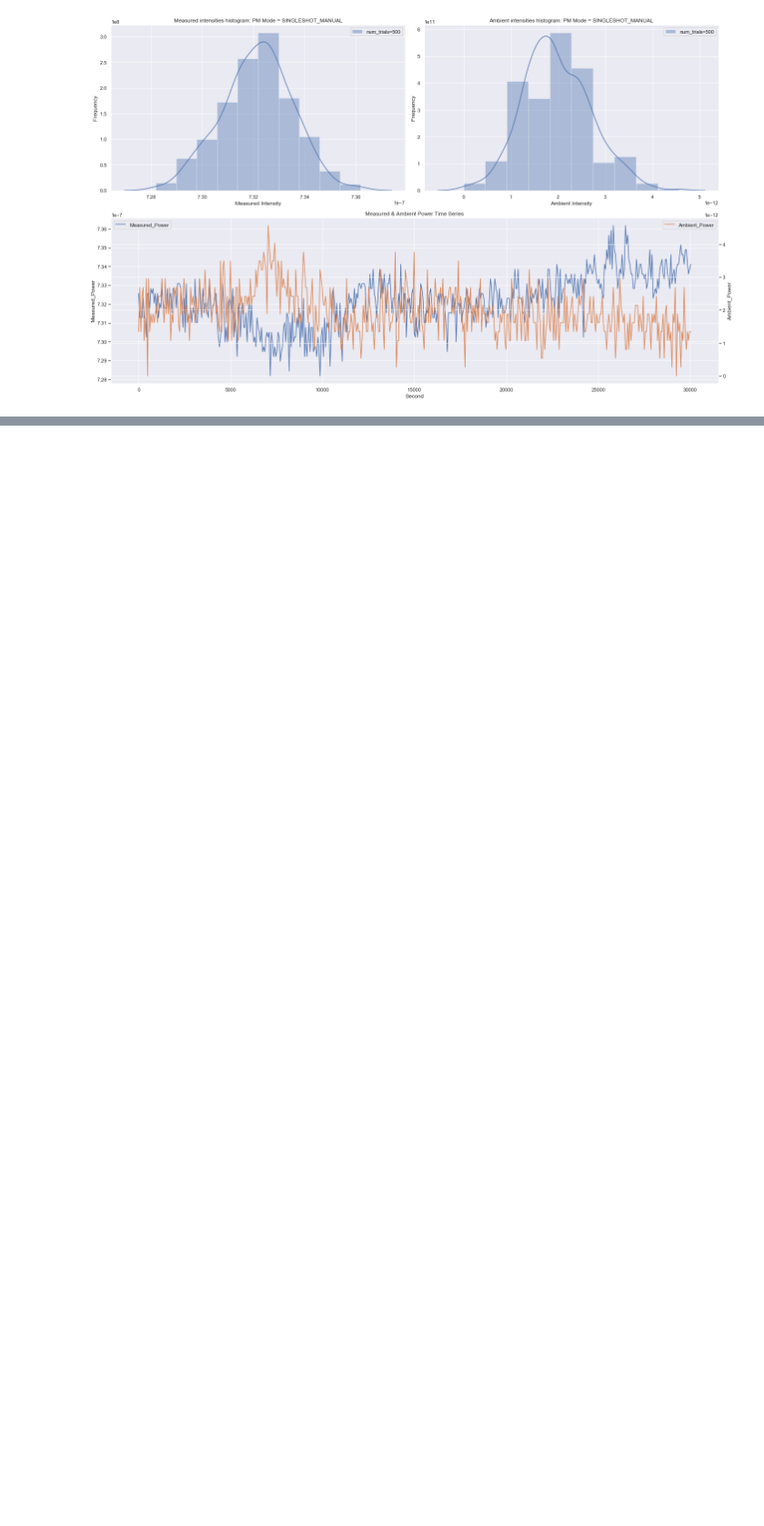
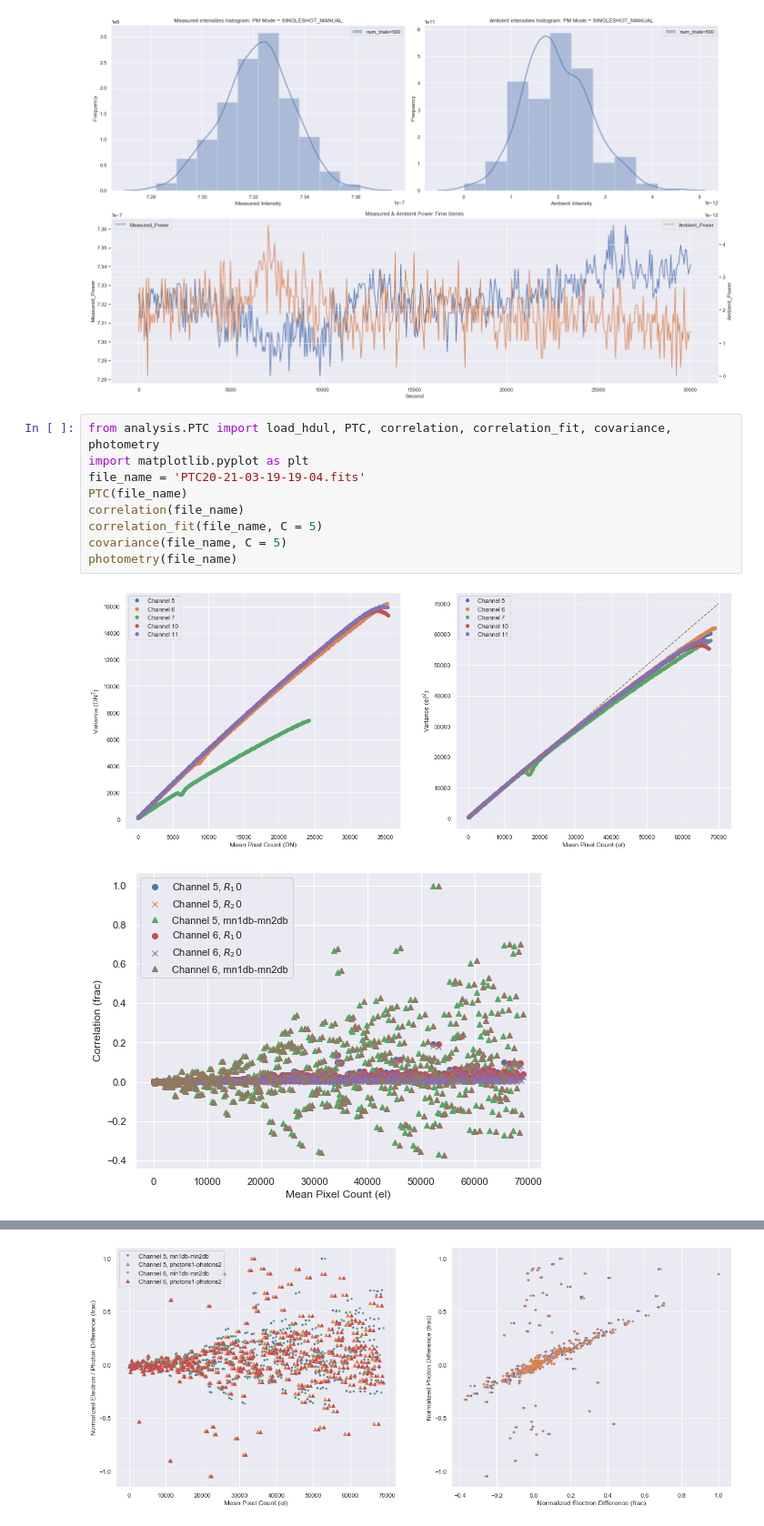
Before and after one commit to JerryLiuMY/OPMD, a Jupyter notebook: src/stability.ipynb, the cells around one changed output, grey strips where cells are left out. Shown at 91% size. Saved outputs shown, nothing was run; the diff lists cells and outputs as text; blank space fills up the shorter version.

```diff
--- a/src/stability.ipynb
+++ b/src/stability.ipynb
@@ -53,3 +27,15 @@ Setting the wavelength of the slow source to: 556.00
 2020-03-25 13:38:29.414401 Working on trial 498
 2020-03-25 13:39:29.594812 Working on trial 499
 [figure]
+# %%
+from analysis.PTC import load_hdul, PTC, correlation, correlation_fit, covariance, photometry
+import matplotlib.pyplot as plt
+file_name = 'PTC20-21-03-19-19-04.fits'
+PTC(file_name)
+correlation(file_name)
+correlation_fit(file_name, C = 5)
+covariance(file_name, C = 5)
+photometry(file_name)
+# %% [output]
+[figure, added]
+[figure, added]
@@ -56 +44,2 @@ Setting the wavelength of the slow source to: 556.00
+[figure, added]
 # %%
```
Also changed, not shown: parts of 11 cells of this notebook, 12 other files.
